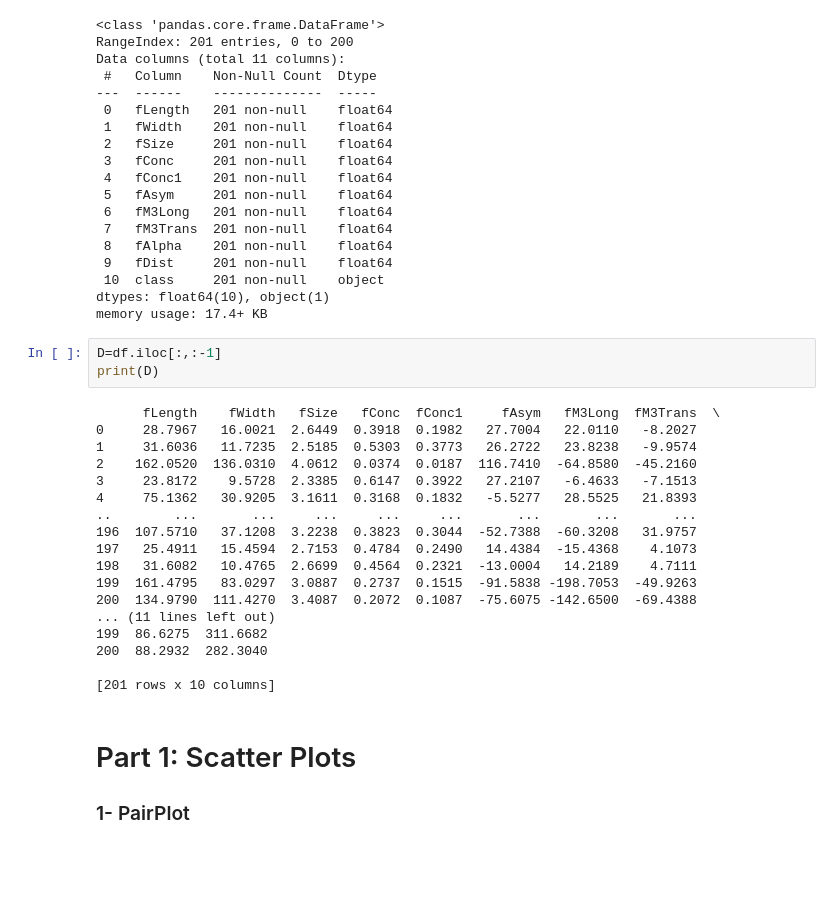
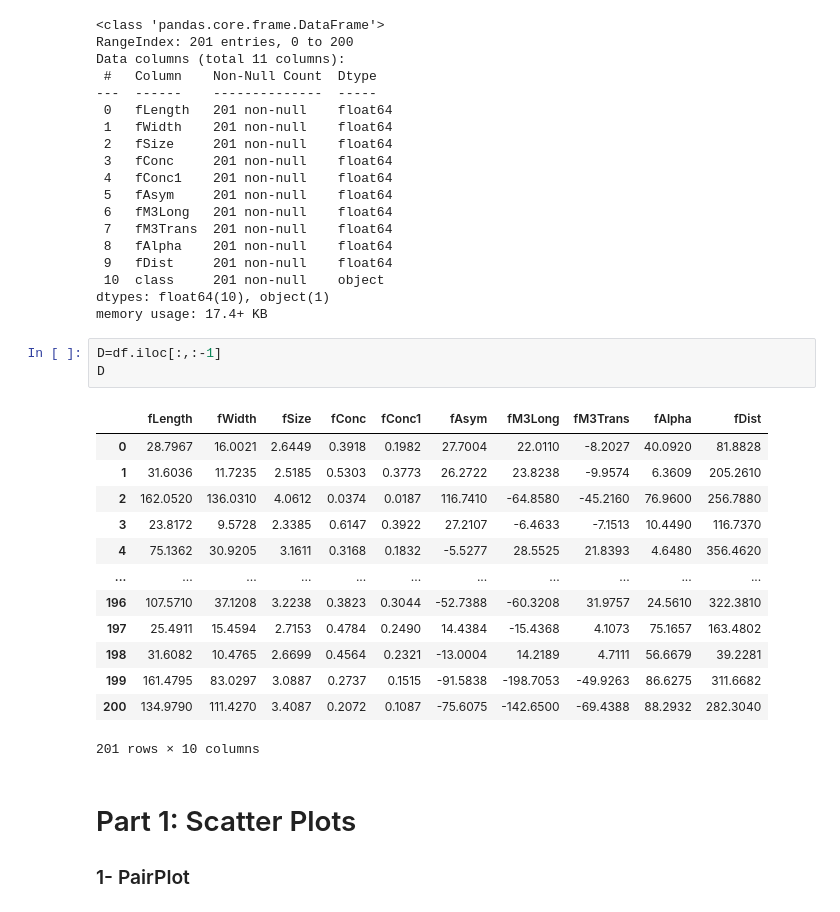
Before and after one commit to cashhollister2u/cap5625, a Jupyter notebook: assignment_1/assignment_1.ipynb, the cells around one changed output. Cells and saved outputs as stored; diff of their text form; blank space fills up the shorter version.

```diff
--- a/assignment_1/assignment_1.ipynb
+++ b/assignment_1/assignment_1.ipynb
@@ -46,25 +46,21 @@ dtypes: float64(10), object(1)
 memory usage: 17.4+ KB
 # %%
 D=df.iloc[:,:-1]
-print(D)
+D
 # %% [output]
+|  | fLength | fWidth | fSize | fConc | fConc1 | fAsym | fM3Long | fM3Trans | fAlpha | fDist |
+| 0 | 28.7967 | 16.0021 | 2.6449 | 0.3918 | 0.1982 | 27.7004 | 22.0110 | -8.2027 | 40.0920 | 81.8828 |
+| 1 | 31.6036 | 11.7235 | 2.5185 | 0.5303 | 0.3773 | 26.2722 | 23.8238 | -9.9574 | 6.3609 | 205.2610 |
+| 2 | 162.0520 | 136.0310 | 4.0612 | 0.0374 | 0.0187 | 116.7410 | -64.8580 | -45.2160 | 76.9600 | 256.7880 |
+| 3 | 23.8172 | 9.5728 | 2.3385 | 0.6147 | 0.3922 | 27.2107 | -6.4633 | -7.1513 | 10.4490 | 116.7370 |
+| 4 | 75.1362 | 30.9205 | 3.1611 | 0.3168 | 0.1832 | -5.5277 | 28.5525 | 21.8393 | 4.6480 | 356.4620 |
+| ... | ... | ... | ... | ... | ... | ... | ... | ... | ... | ... |
+| 196 | 107.5710 | 37.1208 | 3.2238 | 0.3823 | 0.3044 | -52.7388 | -60.3208 | 31.9757 | 24.5610 | 322.3810 |
+| 197 | 25.4911 | 15.4594 | 2.7153 | 0.4784 | 0.2490 | 14.4384 | -15.4368 | 4.1073 | 75.1657 | 163.4802 |
+| 198 | 31.6082 | 10.4765 | 2.6699 | 0.4564 | 0.2321 | -13.0004 | 14.2189 | 4.7111 | 56.6679 | 39.2281 |
+| 199 | 161.4795 | 83.0297 | 3.0887 | 0.2737 | 0.1515 | -91.5838 | -198.7053 | -49.9263 | 86.6275 | 311.6682 |
+| 200 | 134.9790 | 111.4270 | 3.4087 | 0.2072 | 0.1087 | -75.6075 | -142.6500 | -69.4388 | 88.2932 | 282.3040 |
-      fLength    fWidth   fSize   fConc  fConc1     fAsym   fM3Long  fM3Trans  \
-0     28.7967   16.0021  2.6449  0.3918  0.1982   27.7004   22.0110   -8.2027
-1     31.6036   11.7235  2.5185  0.5303  0.3773   26.2722   23.8238   -9.9574
-2    162.0520  136.0310  4.0612  0.0374  0.0187  116.7410  -64.8580  -45.2160
-3     23.8172    9.5728  2.3385  0.6147  0.3922   27.2107   -6.4633   -7.1513
-4     75.1362   30.9205  3.1611  0.3168  0.1832   -5.5277   28.5525   21.8393
-..        ...       ...     ...     ...     ...       ...       ...       ...
-196  107.5710   37.1208  3.2238  0.3823  0.3044  -52.7388  -60.3208   31.9757
-197   25.4911   15.4594  2.7153  0.4784  0.2490   14.4384  -15.4368    4.1073
-198   31.6082   10.4765  2.6699  0.4564  0.2321  -13.0004   14.2189    4.7111
-199  161.4795   83.0297  3.0887  0.2737  0.1515  -91.5838 -198.7053  -49.9263
-200  134.9790  111.4270  3.4087  0.2072  0.1087  -75.6075 -142.6500  -69.4388
-... (11 lines left out)
-199  86.6275  311.6682
-200  88.2932  282.3040
-
-[201 rows x 10 columns]
+201 rows × 10 columns
 # %% [markdown]
 # Part 1: Scatter Plots
 ### 1- PairPlot
```
Also changed, not shown: parts of 8 cells of this notebook, 2 other files.
